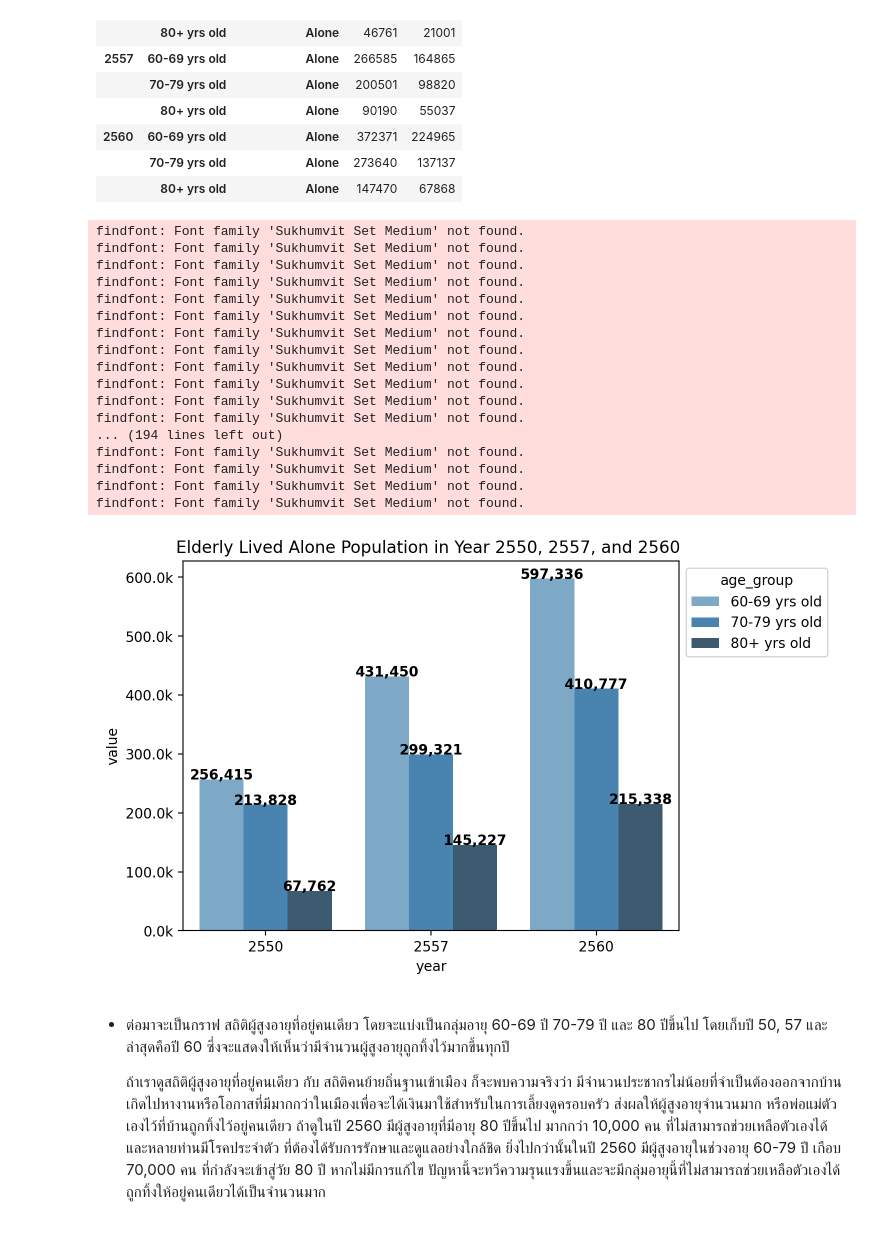
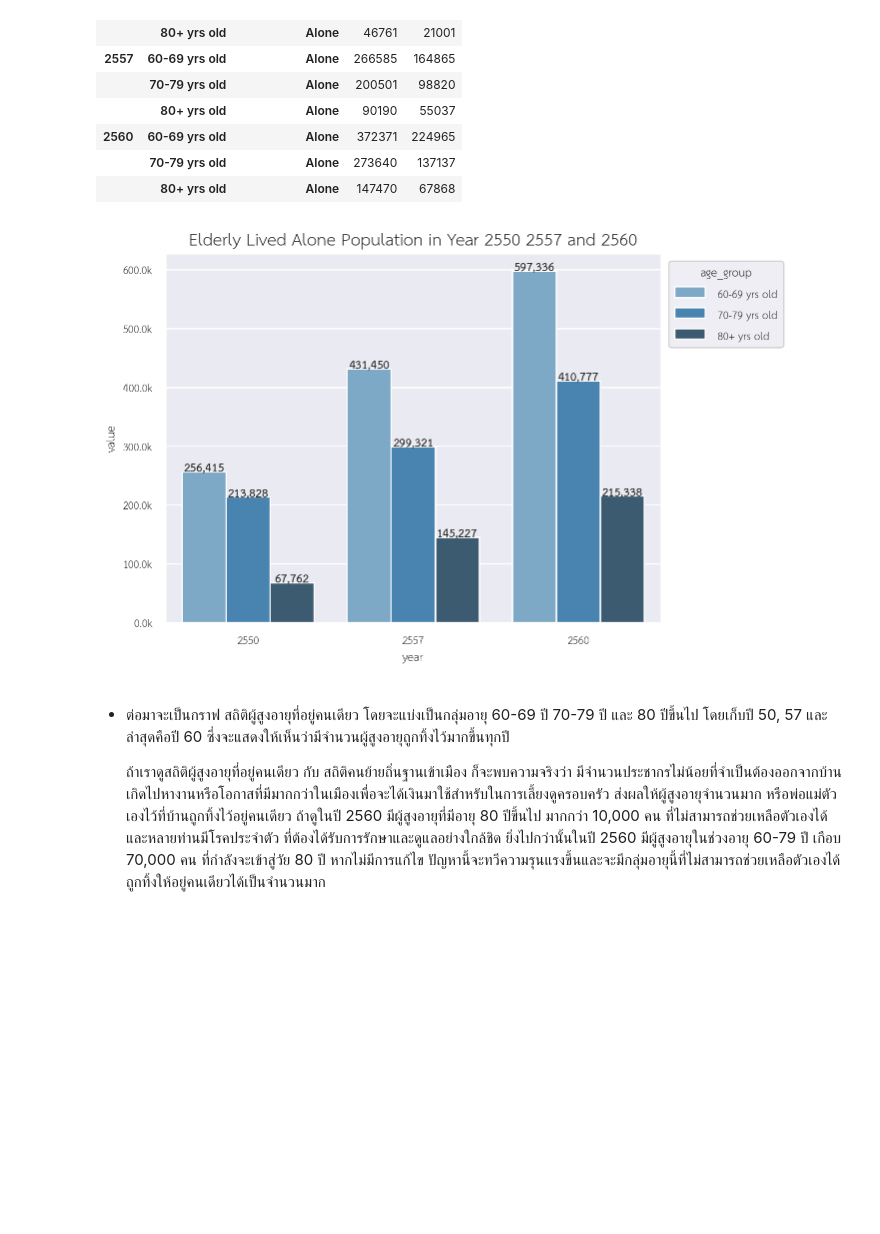
Before and after one commit to Zylink2/Machine_Learning_Project_2, a Jupyter notebook: notebook3.ipynb, the cells around one changed output. Drawn from its saved outputs; the diff is of its cells as text; code cells hidden in the pictures; blank space fills up the shorter version.

```diff
--- a/notebook3.ipynb
+++ b/notebook3.ipynb
@@ -72,7 +72,8 @@ import re
 import io
 %matplotlib inline
 %config InlineBackend.figure_format = 'retina'
-plt.rcParams['font.family'] = 'Sukhumvit Set'
+plt.rcParams['font.family'] = 'TH Sarabun New'
+sns.set_theme(font='TH Sarabun New')
 # %% [markdown]
 ## ข้อมูลการย้ายถิ่นฐาน แบ่งตามเหตุผลที่ย้ายและภูมิภาคที่ย้ายไป
 
@@ -757,39 +734,22 @@ elders.pivot_table(values = "value", index = ['year', 'age_group', 'type_of_con_
 # %%
 grid = sns.barplot(elders, x = 'year',
                     hue = 'age_group',
                     y = 'value',
                     palette='Blues_d',
                     errorbar=None,
                     estimator=sum)
 grid.yaxis.set_major_formatter(ticker.FuncFormatter(lambda x, pos: f"{x/1000:,.1f}k"))
-plt.title("Elderly Lived Alone Population in Year 2550, 2557, and 2560 ")
+plt.title("Elderly Lived Alone Population in Year 2550 2557 and 2560", fontdict={'fontsize': 18})
 
 for p in grid.patches:
     height = p.get_height()
     grid.annotate(f"{height:,.0f}",
                   (p.get_x() + p.get_width() / 2., height + 200),
                   ha='center', fontweight='bold')
 
 sns.move_legend(grid, "upper left", bbox_to_anchor=(1, 1))
 # %% [output]
-findfont: Font family 'Sukhumvit Set Medium' not found.
-findfont: Font family 'Sukhumvit Set Medium' not found.
-findfont: Font family 'Sukhumvit Set Medium' not found.
-findfont: Font family 'Sukhumvit Set Medium' not found.
-findfont: Font family 'Sukhumvit Set Medium' not found.
-findfont: Font family 'Sukhumvit Set Medium' not found.
-findfont: Font family 'Sukhumvit Set Medium' not found.
-findfont: Font family 'Sukhumvit Set Medium' not found.
-findfont: Font family 'Sukhumvit Set Medium' not found.
-findfont: Font family 'Sukhumvit Set Medium' not found.
-findfont: Font family 'Sukhumvit Set Medium' not found.
-findfont: Font family 'Sukhumvit Set Medium' not found.
-... (194 lines left out)
-findfont: Font family 'Sukhumvit Set Medium' not found.
-findfont: Font family 'Sukhumvit Set Medium' not found.
-findfont: Font family 'Sukhumvit Set Medium' not found.
-findfont: Font family 'Sukhumvit Set Medium' not found.
-[figure, old version]
+[figure, new version]
 # %% [markdown]
 * ต่อมาจะเป็นกราฟ สถิติผู้สูงอายุที่อยู่คนเดียว โดยจะแบ่งเป็นกลุ่มอายุ 60-69 ปี 70-79 ปี และ 80 ปีขึ้นไป โดยเก็บปี 50, 57 และล่าสุดคือปี 60 ซึ่งจะแสดงให้เห็นว่ามีจำนวนผู้สูงอายุถูกทิ้งไว้มากขึ้นทุกปี
 
```
Also changed, not shown: parts of 5 cells of this notebook.
